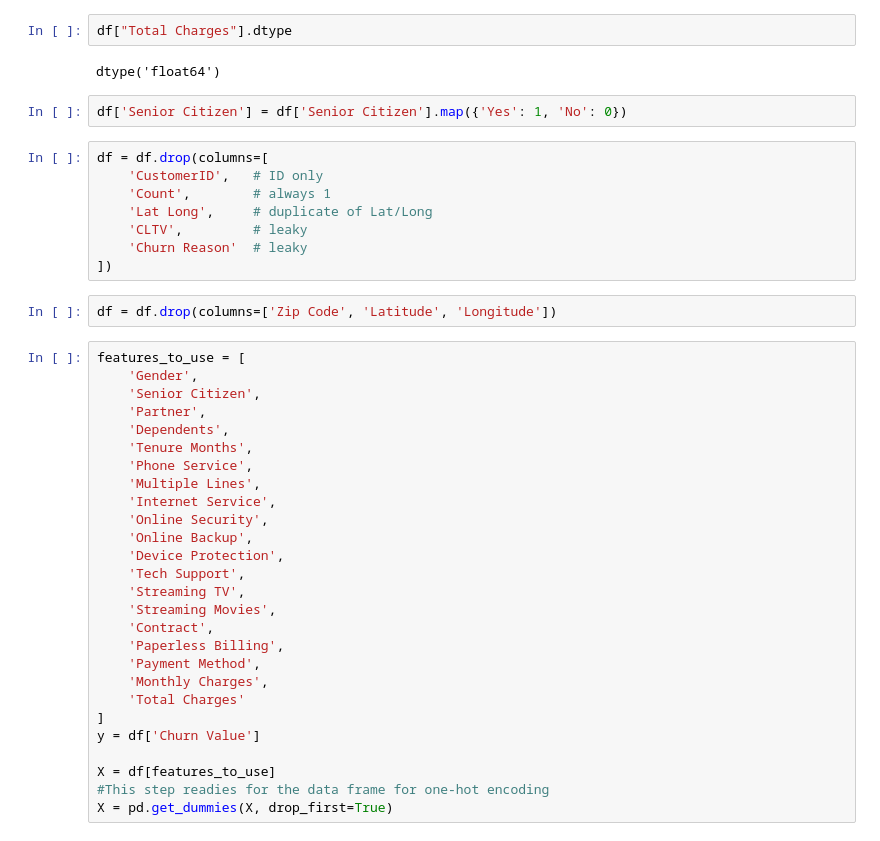
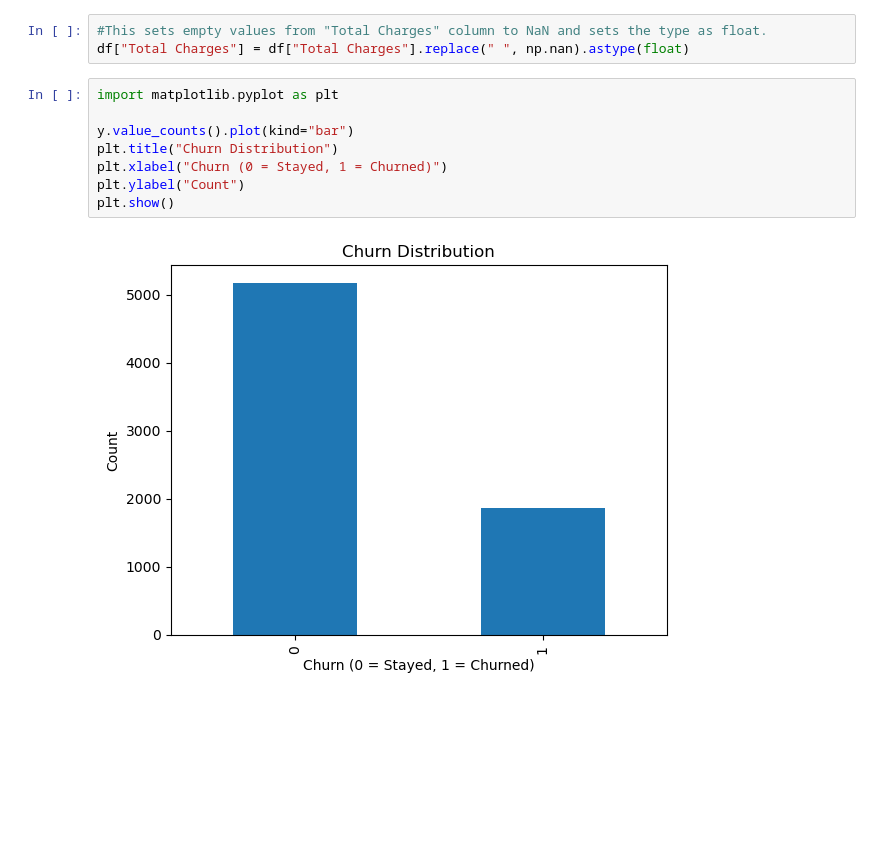
Before and after one commit to Nyiwyt/cs171_customer_churn_prediction, a Jupyter notebook: Customer_churn_prediction.ipynb, the cells around one changed output. Drawn from its saved outputs; the diff is of its cells as text; blank space fills up the shorter version.

```diff
--- a/Customer_churn_prediction.ipynb
+++ b/Customer_churn_prediction.ipynb
@@ -88,43 +21,13 @@ for col in yes_no_cols:
-# %%
-df["Total Charges"].dtype
-# %% [output]
-dtype('float64')
-# %%
-df['Senior Citizen'] = df['Senior Citizen'].map({'Yes': 1, 'No': 0})
-# %%
-df = df.drop(columns=[
-    'CustomerID',   # ID only
-    'Count',        # always 1
-    'Lat Long',     # duplicate of Lat/Long
-    'CLTV',         # leaky
-    'Churn Reason'  # leaky
-])
-# %%
-df = df.drop(columns=['Zip Code', 'Latitude', 'Longitude'])
-# %%
-features_to_use = [
-    'Gender',
-    'Senior Citizen',
-    'Partner',
-    'Dependents',
-    'Tenure Months',
-    'Phone Service',
-    'Multiple Lines',
-    'Internet Service',
-    'Online Security',
-    'Online Backup',
-    'Device Protection',
-    'Tech Support',
-    'Streaming TV',
-    'Streaming Movies',
-    'Contract',
-    'Paperless Billing',
-    'Payment Method',
-    'Monthly Charges',
-    'Total Charges'
-]
-y = df['Churn Value']
-
-X = df[features_to_use]
-#This step readies for the data frame for one-hot encoding
-X = pd.get_dummies(X, drop_first=True)
+# %%
+#This sets empty values from "Total Charges" column to NaN and sets the type as float.
+df["Total Charges"] = df["Total Charges"].replace(" ", np.nan).astype(float)
+# %%
+import matplotlib.pyplot as plt
+
+y.value_counts().plot(kind="bar")
+plt.title("Churn Distribution")
+plt.xlabel("Churn (0 = Stayed, 1 = Churned)")
+plt.ylabel("Count")
+plt.show()
+# %% [output]
+[figure, added]
```
Also changed, not shown: parts of 14 cells of this notebook.
